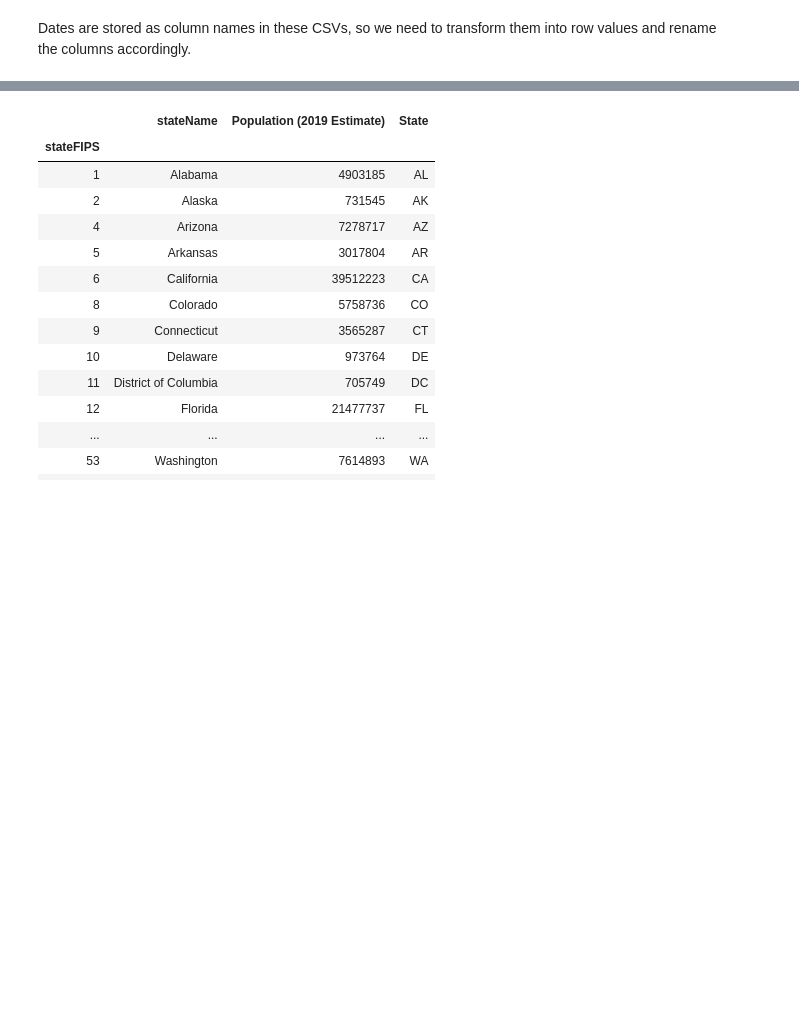
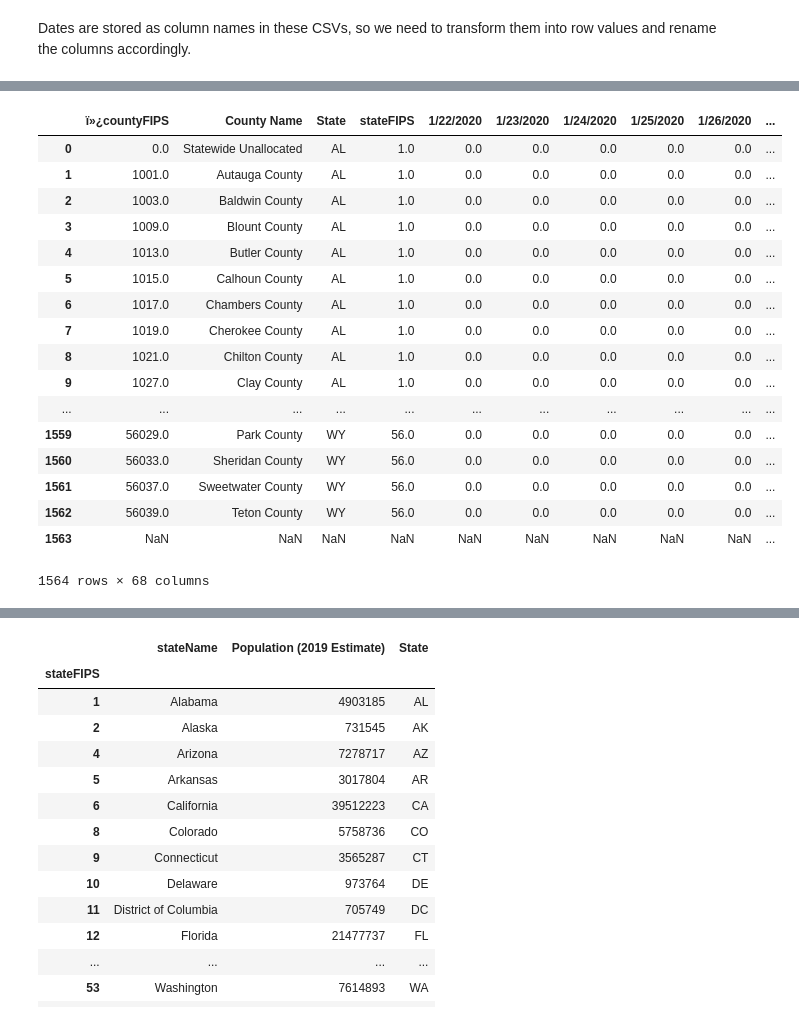
Before and after one commit to zepaz/perspective, a Jupyter notebook: python/perspective/covid.ipynb, the cells around one changed output, grey strips where cells are left out. Drawn from its saved outputs; the diff is of its cells as text; code cells hidden in the pictures; blank space fills up the shorter version.

```diff
--- a/python/perspective/covid.ipynb
+++ b/python/perspective/covid.ipynb
@@ -147,8 +182,28 @@ confirmed_df
 # %%
-deaths_df = pd.read_csv(deaths)
-deaths_df = deaths_df.melt(id_vars=["ï»¿countyFIPS", "County Name", "State", "stateFIPS"])
-deaths_df = deaths_df.rename(columns={"ï»¿countyFIPS": "countyFIPS", "variable": "Date", "value": "Deaths", "County Name": "County"})
-deaths_df["stateName"] = [us_state_full.get(x, None) for x in deaths_df["State"]]
+deaths_df = pd.read_csv(StringIO(requests.get(DEATHS_URL).text))
+deaths_df
+#deaths_df = deaths_df.melt(id_vars=["ï»¿countyFIPS", "County Name", "State", "stateFIPS"])
+#deaths_df = deaths_df.rename(columns={"ï»¿countyFIPS": "countyFIPS", "variable": "Date", "value": "Deaths", "County Name": "County"})
+#deaths_df["stateName"] = [us_state_full.get(x, None) for x in deaths_df["State"]]
+# %% [output]
+|  | ï»¿countyFIPS | County Name | State | stateFIPS | 1/22/2020 | 1/23/2020 | 1/24/2020 | 1/25/2020 | 1/26/2020 | ... |
+| 0 | 0.0 | Statewide Unallocated | AL | 1.0 | 0.0 | 0.0 | 0.0 | 0.0 | 0.0 | ... |
+| 1 | 1001.0 | Autauga County | AL | 1.0 | 0.0 | 0.0 | 0.0 | 0.0 | 0.0 | ... |
+| 2 | 1003.0 | Baldwin County | AL | 1.0 | 0.0 | 0.0 | 0.0 | 0.0 | 0.0 | ... |
+| 3 | 1009.0 | Blount County | AL | 1.0 | 0.0 | 0.0 | 0.0 | 0.0 | 0.0 | ... |
+| 4 | 1013.0 | Butler County | AL | 1.0 | 0.0 | 0.0 | 0.0 | 0.0 | 0.0 | ... |
+| 5 | 1015.0 | Calhoun County | AL | 1.0 | 0.0 | 0.0 | 0.0 | 0.0 | 0.0 | ... |
+| 6 | 1017.0 | Chambers County | AL | 1.0 | 0.0 | 0.0 | 0.0 | 0.0 | 0.0 | ... |
+| 7 | 1019.0 | Cherokee County | AL | 1.0 | 0.0 | 0.0 | 0.0 | 0.0 | 0.0 | ... |
+| 8 | 1021.0 | Chilton County | AL | 1.0 | 0.0 | 0.0 | 0.0 | 0.0 | 0.0 | ... |
+| 9 | 1027.0 | Clay County | AL | 1.0 | 0.0 | 0.0 | 0.0 | 0.0 | 0.0 | ... |
+| ... | ... | ... | ... | ... | ... | ... | ... | ... | ... | ... |
+| 1559 | 56029.0 | Park County | WY | 56.0 | 0.0 | 0.0 | 0.0 | 0.0 | 0.0 | ... |
+| 1560 | 56033.0 | Sheridan County | WY | 56.0 | 0.0 | 0.0 | 0.0 | 0.0 | 0.0 | ... |
+| 1561 | 56037.0 | Sweetwater County | WY | 56.0 | 0.0 | 0.0 | 0.0 | 0.0 | 0.0 | ... |
+| 1562 | 56039.0 | Teton County | WY | 56.0 | 0.0 | 0.0 | 0.0 | 0.0 | 0.0 | ... |
+| 1563 | NaN | NaN | NaN | NaN | NaN | NaN | NaN | NaN | NaN | ... |
+1564 rows × 68 columns
 # %%
 deaths_df
 # %% [output]
```
Also changed, not shown: parts of 24 cells of this notebook.
